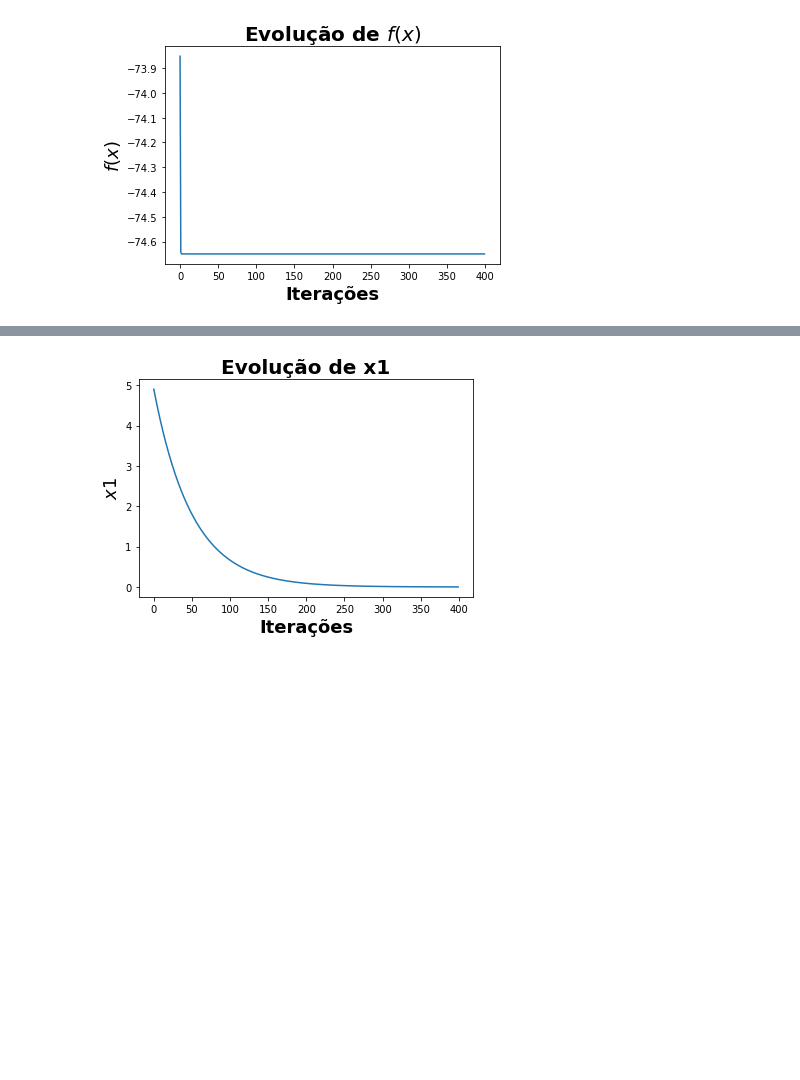
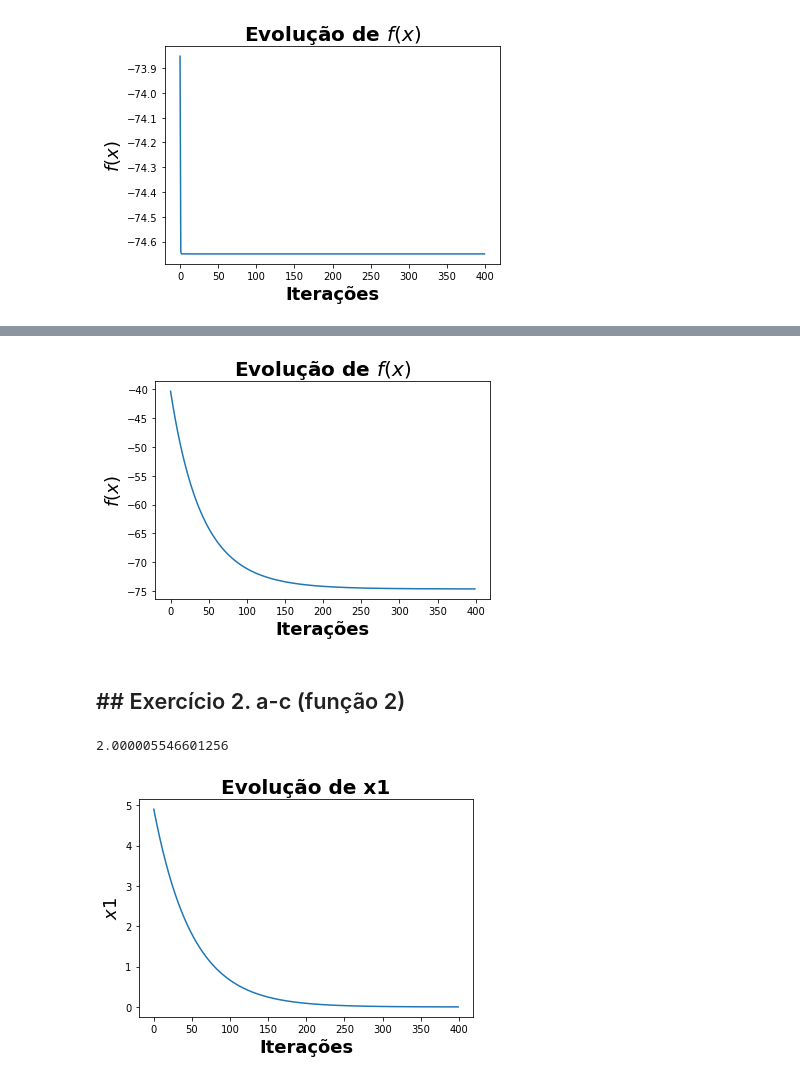
Before and after one commit to julianovale/PO450, a Jupyter notebook: Semana03_PO450.ipynb, the cells around one changed output, grey strips where cells are left out. Cells and saved outputs as stored; diff of their text form; code cells hidden in the pictures; blank space fills up the shorter version.

```diff
--- a/Semana03_PO450.ipynb
+++ b/Semana03_PO450.ipynb
@@ -71,3 +109,12 @@ plt.ylabel("$f(x)$", fontsize = 18, fontweight = 'bold');
+# %%
+plt.plot(it_hist, fx_hist)
+plt.title("Evolução de $f(x)$", fontsize = 20, fontweight = 'bold')
+plt.xlabel("Iterações", fontsize = 18, fontweight = 'bold')
+plt.ylabel("$f(x)$", fontsize = 18, fontweight = 'bold');
+# %% [output]
+[figure, added]
+# %% [markdown]
+## ## Exercício 2. a-c (função 2)
 # %%
 x1 = x2 = 5
 mi = 0.01
@@ -86,6 +133,10 @@ for i in range(t_iter):
   x1_hist.append(x1)
   x2_hist.append(x2)
   fx1x2_hist.append(fx1x2)
+# %%
+fx1x2
+# %% [output]
+2.000005546601256
 # %%
 plt.plot(it_hist, x1_hist)
 plt.title("Evolução de x1", fontsize = 20, fontweight = 'bold')
```
Also changed, not shown: parts of 28 cells of this notebook.
